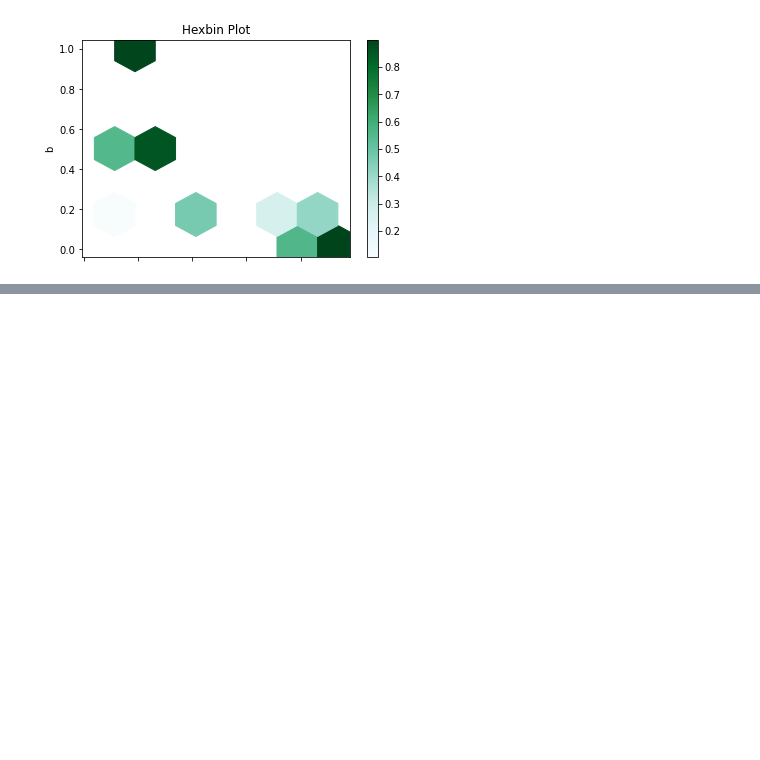
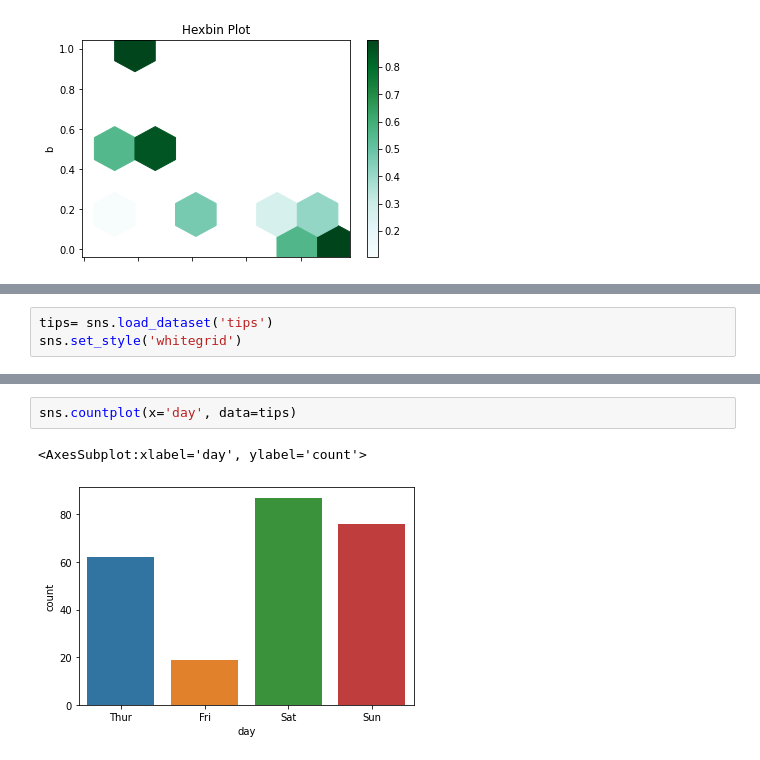
Before and after one commit to aakashsharma2003/Akash_JECRC, a Jupyter notebook: day_18.ipynb, the cells around one changed output, grey strips where cells are left out. Saved outputs shown, nothing was run; the diff lists cells and outputs as text; blank space fills up the shorter version.

```diff
--- a/day_18.ipynb
+++ b/day_18.ipynb
@@ -133,0 +165,3 @@ NameError: name 'NaN' is not defined
+# %%
+tips= sns.load_dataset('tips')
+sns.set_style('whitegrid')
@@ -133,0 +238,5 @@ NameError: name 'NaN' is not defined
+# %%
+sns.countplot(x='day', data=tips)
+# %% [output]
+<AxesSubplot:xlabel='day', ylabel='count'>
+[figure, added]
```
Also changed, not shown: parts of 16 cells of this notebook.
